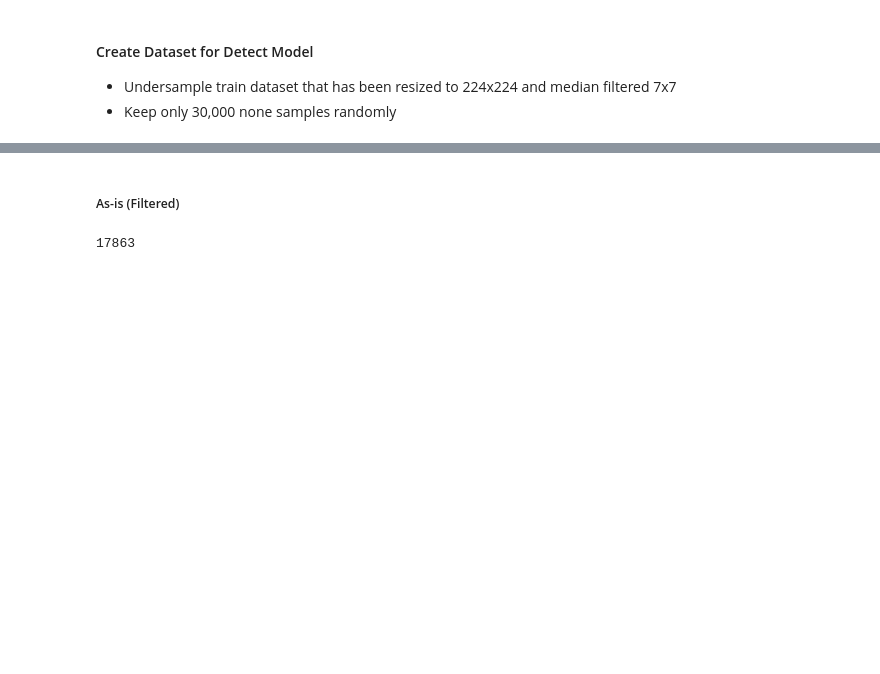
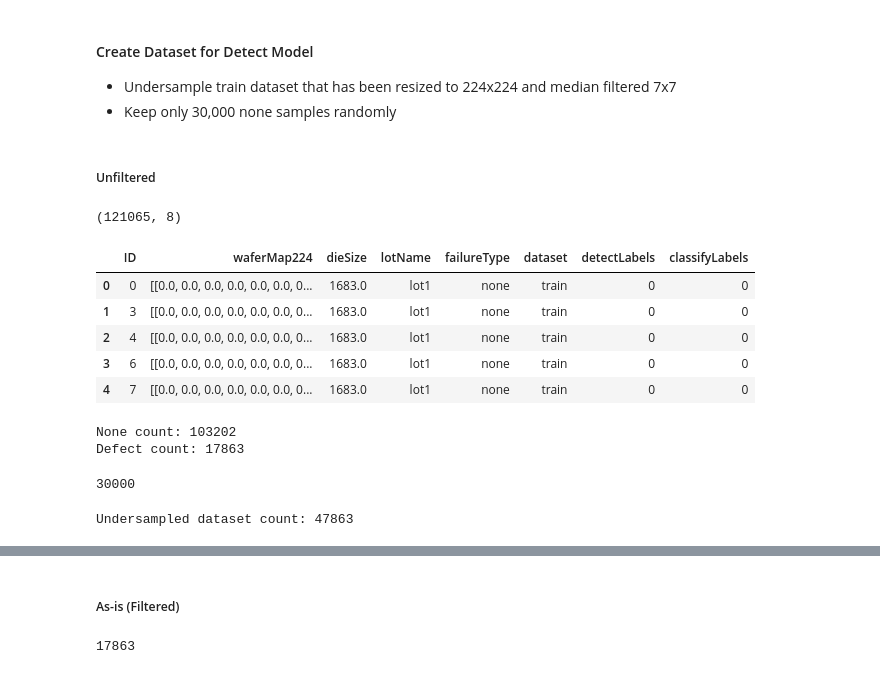
Before and after one commit to sngatzemeier/Wafer-Defect-Classification, a Jupyter notebook: Lea/code/wmclean_data_augmentation.ipynb, the cells around one changed output, grey strips where cells are left out. Saved outputs shown, nothing was run; the diff lists cells and outputs as text; code cells hidden in the pictures; blank space fills up the shorter version.

```diff
--- a/Lea/code/wmclean_data_augmentation.ipynb
+++ b/Lea/code/wmclean_data_augmentation.ipynb
@@ -50,3 +50,46 @@ undersampled.head()
 # %%
 # save undersampled dataset
 # save(undersampled, 'WM-clean-id224filter7-train-detect.zip')
+# %% [markdown]
+##### Unfiltered
+# %%
+# load data
+data = load('WM-clean-id224-train.zip')
+print(data.shape)
+data.head()
+# %% [output]
+(121065, 8)
+|  | ID | waferMap224 | dieSize | lotName | failureType | dataset | detectLabels | classifyLabels |
+| 0 | 0 | [[0.0, 0.0, 0.0, 0.0, 0.0, 0.0, 0... | 1683.0 | lot1 | none | train | 0 | 0 |
+| 1 | 3 | [[0.0, 0.0, 0.0, 0.0, 0.0, 0.0, 0... | 1683.0 | lot1 | none | train | 0 | 0 |
+| 2 | 4 | [[0.0, 0.0, 0.0, 0.0, 0.0, 0.0, 0... | 1683.0 | lot1 | none | train | 0 | 0 |
+| 3 | 6 | [[0.0, 0.0, 0.0, 0.0, 0.0, 0.0, 0... | 1683.0 | lot1 | none | train | 0 | 0 |
+| 4 | 7 | [[0.0, 0.0, 0.0, 0.0, 0.0, 0.0, 0... | 1683.0 | lot1 | none | train | 0 | 0 |
+# %%
+# make list of none indices
+none_df = data[data.detectLabels == 0]
+none_list = none_df.index.tolist()
+print(f'None count: {len(none_list)}')
+
+# make list of defect indices
+def_df = data[data.detectLabels == 1]
+def_list = def_df.index.tolist()
+print(f'Defect count: {len(def_list)}')
+# %% [output]
+None count: 103202
+Defect count: 17863
+# %%
+# randomly undersample none list
+from random import sample
+under_none = sample(none_list, 30000)
+
+# sanity check
+len(under_none)
+# %% [output]
+30000
+# %%
+# recombine defect indices with undersampled none indices
+new_list = sorted(under_none + def_list)
+print(f'Undersampled dataset count: {len(new_list)}')
+# %% [output]
+Undersampled dataset count: 47863
```
Also changed, not shown: parts of 3 cells of this notebook, 1 other file.
